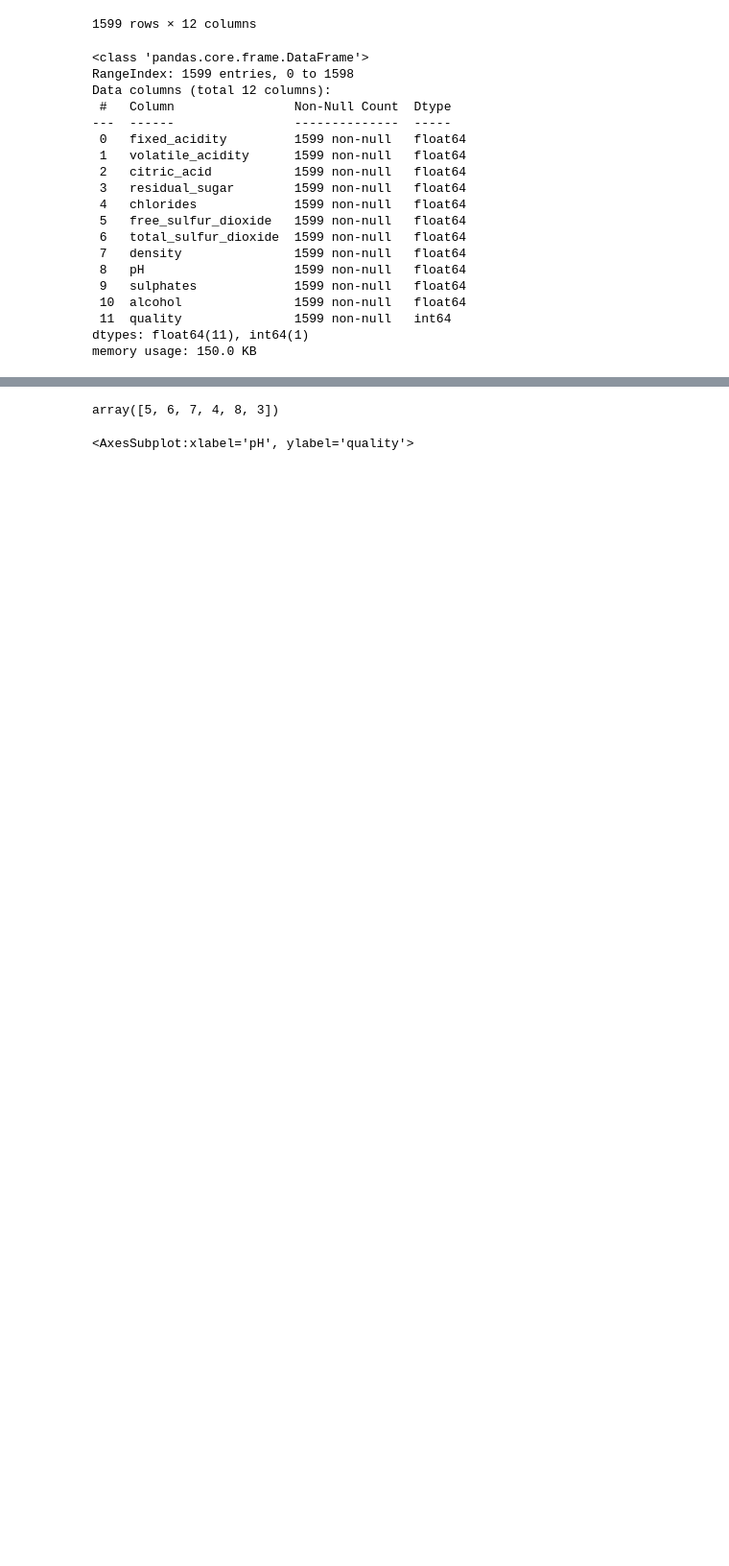
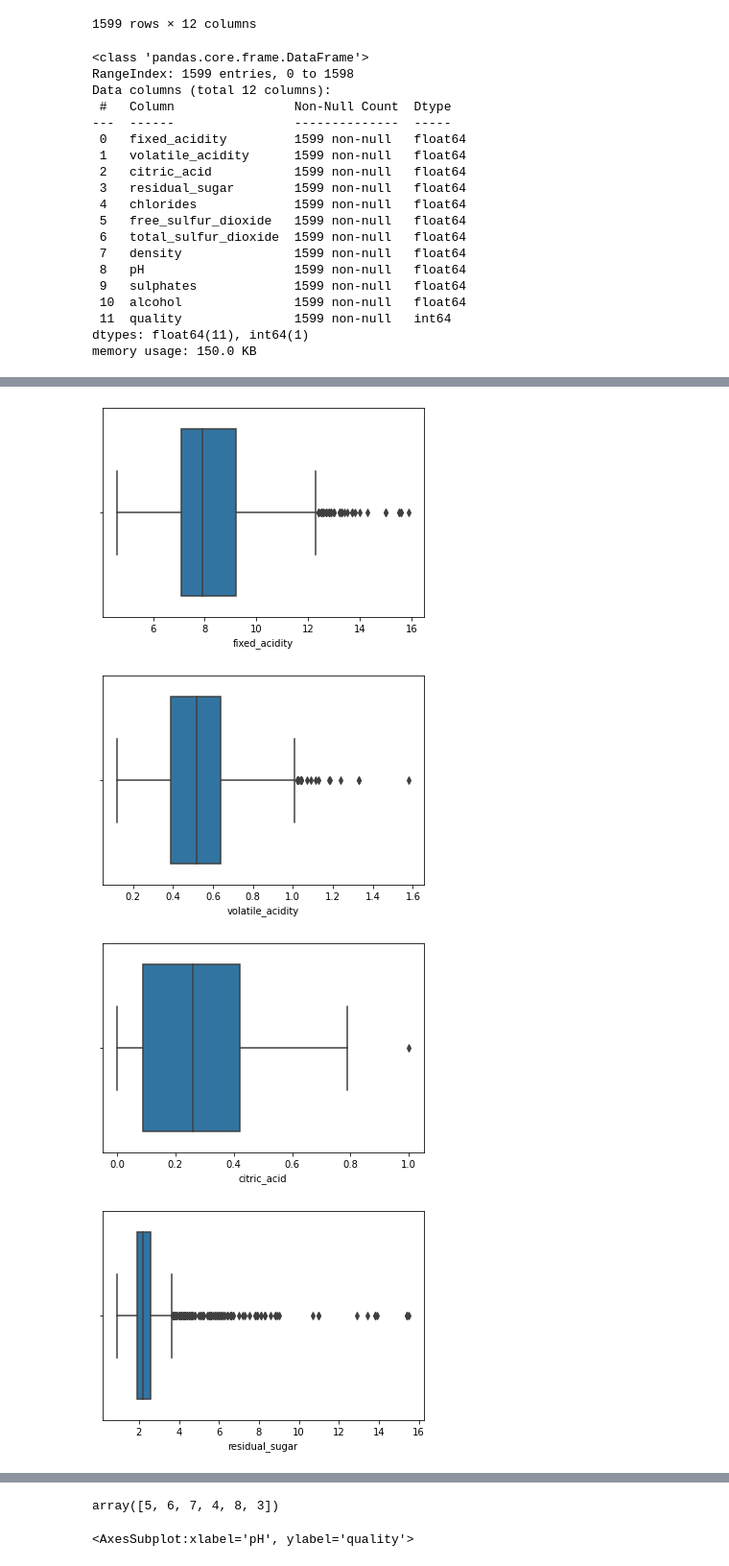
Before and after one commit to klsalcedo/red_wine_analysis, a Jupyter notebook: data_cleaning.ipynb, the cells around one changed output, grey strips where cells are left out. Shown at 96% size. Drawn from its saved outputs; the diff is of its cells as text; code cells hidden in the pictures; blank space fills up the shorter version.

```diff
--- a/data_cleaning.ipynb
+++ b/data_cleaning.ipynb
@@ -44,0 +57,9 @@ memory usage: 150.0 KB
+# %%
+for columns in df:
+    sns.boxplot(x=df[columns])
+    plt.show()
+# %% [output]
+[figure, added]
+[figure, added]
+[figure, added]
+[figure, added]
```
Also changed, not shown: parts of 14 cells of this notebook.
